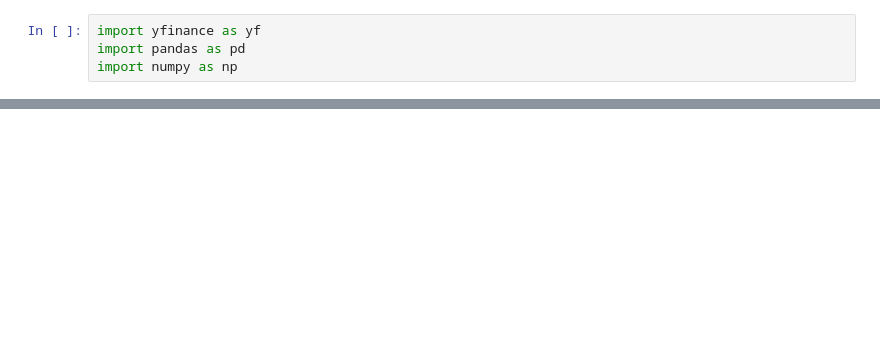
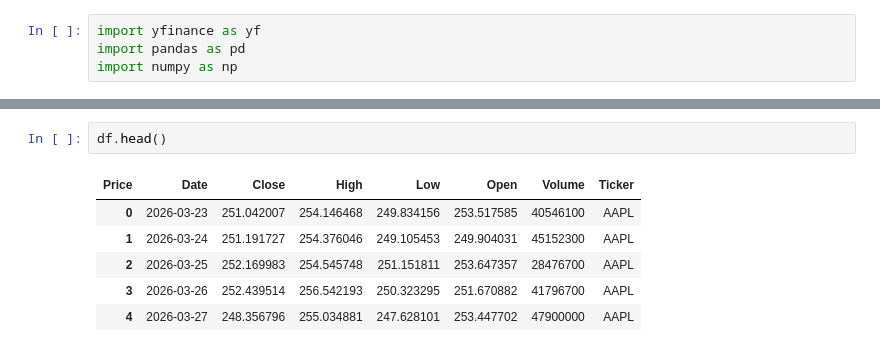
Before and after one commit to shota98501/workspace, a Jupyter notebook: Project/stockmarket_project/stockmarket.ipynb, the cells around one changed output, grey strips where cells are left out. Saved outputs shown, nothing was run; the diff lists cells and outputs as text; blank space fills up the shorter version.

```diff
--- a/Project/stockmarket_project/stockmarket.ipynb
+++ b/Project/stockmarket_project/stockmarket.ipynb
@@ -58,0 +51,9 @@ all_ticket_data
+# %%
+df.head()
+# %% [output]
+| Price | Date | Close | High | Low | Open | Volume | Ticker |
+| 0 | 2026-03-23 | 251.042007 | 254.146468 | 249.834156 | 253.517585 | 40546100 | AAPL |
+| 1 | 2026-03-24 | 251.191727 | 254.376046 | 249.105453 | 249.904031 | 45152300 | AAPL |
+| 2 | 2026-03-25 | 252.169983 | 254.545748 | 251.151811 | 253.647357 | 28476700 | AAPL |
+| 3 | 2026-03-26 | 252.439514 | 256.542193 | 250.323295 | 251.670882 | 41796700 | AAPL |
+| 4 | 2026-03-27 | 248.356796 | 255.034881 | 247.628101 | 253.447702 | 47900000 | AAPL |
```
Also changed, not shown: parts of 10 cells of this notebook.
